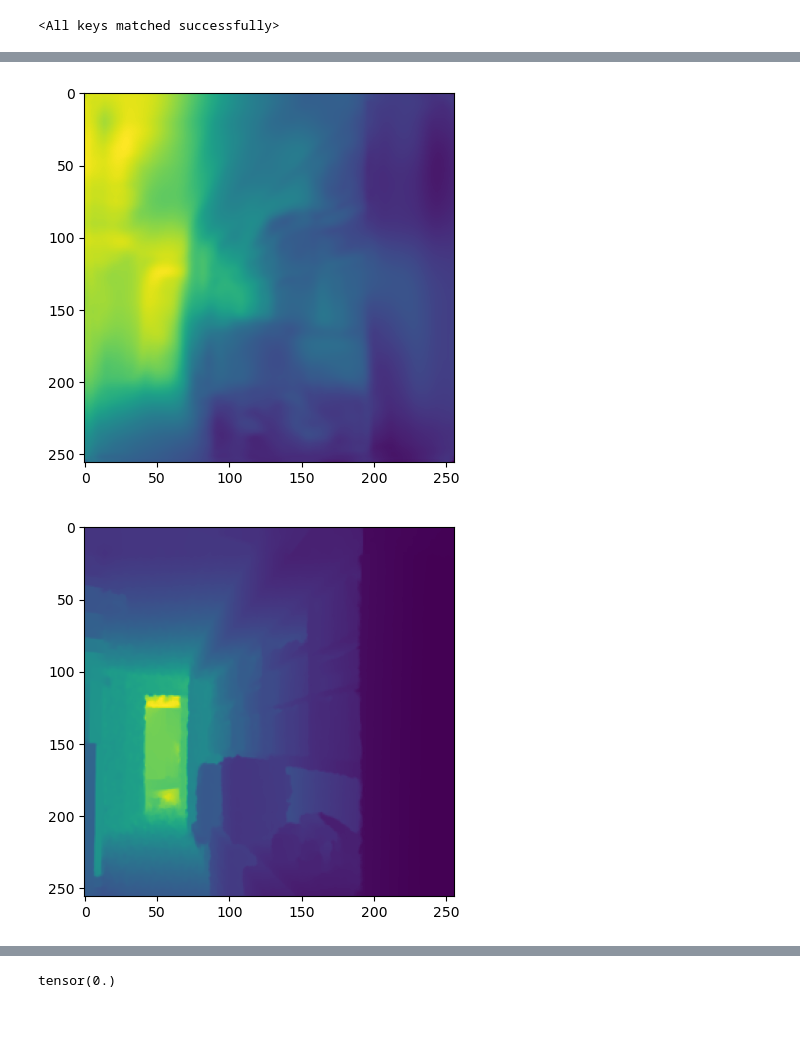
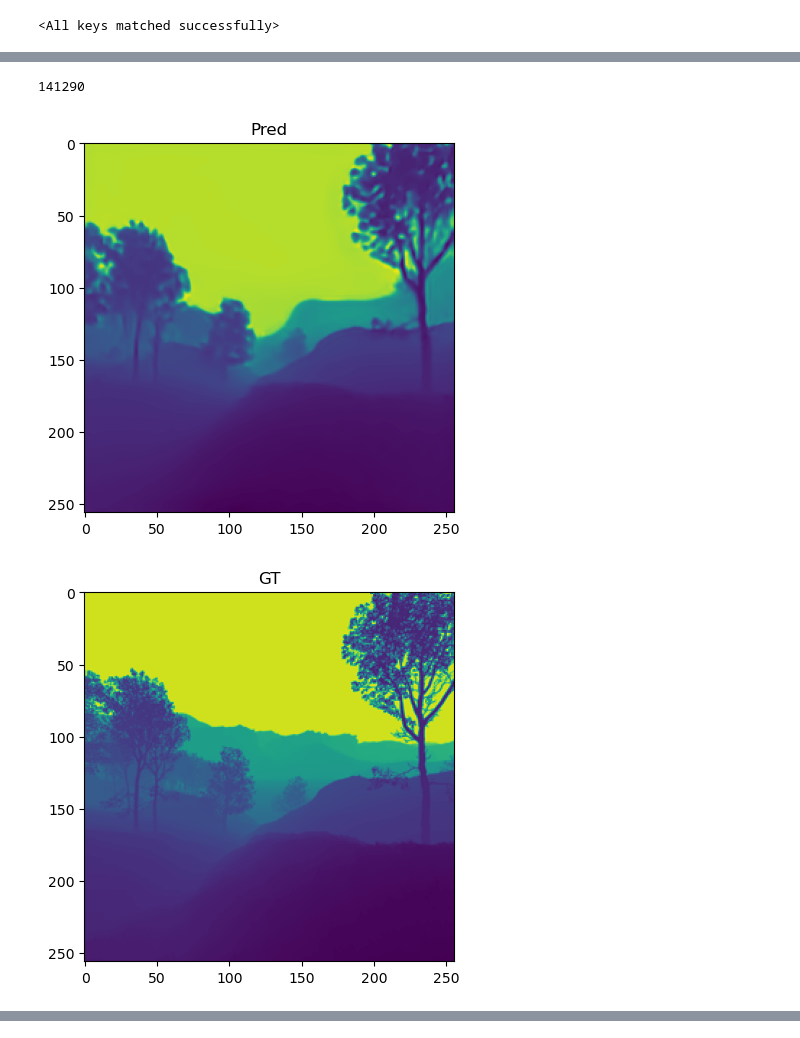
Before and after one commit to luisdecker/DepthTasks, a Jupyter notebook: src/evaluation.ipynb, the cells around one changed output, grey strips where cells are left out. Saved outputs shown, nothing was run; the diff lists cells and outputs as text; code cells hidden in the pictures.

```diff
--- a/src/evaluation.ipynb
+++ b/src/evaluation.ipynb
@@ -41,5 +59,17 @@ model.load_state_dict(model_weights['state_dict'])
 # %%
 from datasets.nyu import NYUDepthV2
 args['split_json'] = "/home/luiz.decker/code/DepthTasks/configs/nyu.json"
+args["dataset_root"] = "/hadatasets/nyu"
 
-val_ds = NYUDepthV2(split='validation', **args)
+nyu_val_ds = NYUDepthV2(split='validation', **args)
+# %%
+from datasets.midair import MidAir
+args['split_json'] = "/home/luiz.decker/code/DepthTasks/configs/midair_splits.json"
+args['dataset_root'] = "/hadatasets/midair/MidAir"
+
+midair_val_ds = MidAir(split='validation', **args)
+# %%
+img, _ = midair_val_ds[110000]
+plt.imshow(img.squeeze(dim=(0)).swapaxes(0,2).swapaxes(0,1))
+plt.title("Input")
+plt.show()
@@ -46,14 +78,29 @@ val_ds = NYUDepthV2(split='validation', **args)
 # %%
-import matplotlib.pyplot as plt
+print(len(midair_val_ds))
 
-idx = 5
-img, depth = val_ds[idx]
-pred = model(img.unsqueeze(dim=1)).detach().numpy()
+ids_midair = [200, 50000, 50200, 110000]
 
-plt.imshow(pred.squeeze(axis=(0,1)).swapaxes(0,2).swapaxes(0,1))
-plt.show()
-plt.imshow(depth.squeeze(dim=(0)).swapaxes(0,2).swapaxes(0,1))
-plt.show()
+def plot_all(img,depth,model):
+    pred = model(img.unsqueeze(dim=1)).detach().numpy()
+    plt.imshow(pred.squeeze(axis=(0,1)).swapaxes(0,2).swapaxes(0,1))
+    plt.title("Pred")
+    plt.show()
+    plt.imshow(depth.squeeze(dim=(0)).swapaxes(0,2).swapaxes(0,1))
+    plt.title("GT")
+    plt.show()
+    plt.imshow(img.squeeze(dim=(0)).swapaxes(0,2).swapaxes(0,1))
+    plt.title("Input")
+    plt.show()
+
+idx = 200
+m_img, m_depth = midair_val_ds[idx]
+
+idx = 20
+n_img, n_depth = nyu_val_ds[idx]
+
+plot_all(m_img,m_depth,model)
+plot_all(n_img,n_depth,model)
 # %% [output]
+141290
-[figure, old version]
+[figure, new version]
-[figure, old version]
+[figure, new version]
@@ -60,16 +110,0 @@ plt.show()
-# %%
-from torch import nn
-from torchgeometry.losses import SSIM
-
-class CombinedLoss(nn.Module):
-    def __init__(self) -> None:
-        super().__init__()
-
-    def forward(self,a,b):
-        huber = nn.functional.huber_loss(a,b)
-        ssim = SSIM(11,reduction='mean')(a,b)
-        return huber + ssim
-
-CombinedLoss()(depth,depth)
-# %% [output]
-tensor(0.)
```
Also changed, not shown: parts of 4 cells of this notebook, 2 other files.
